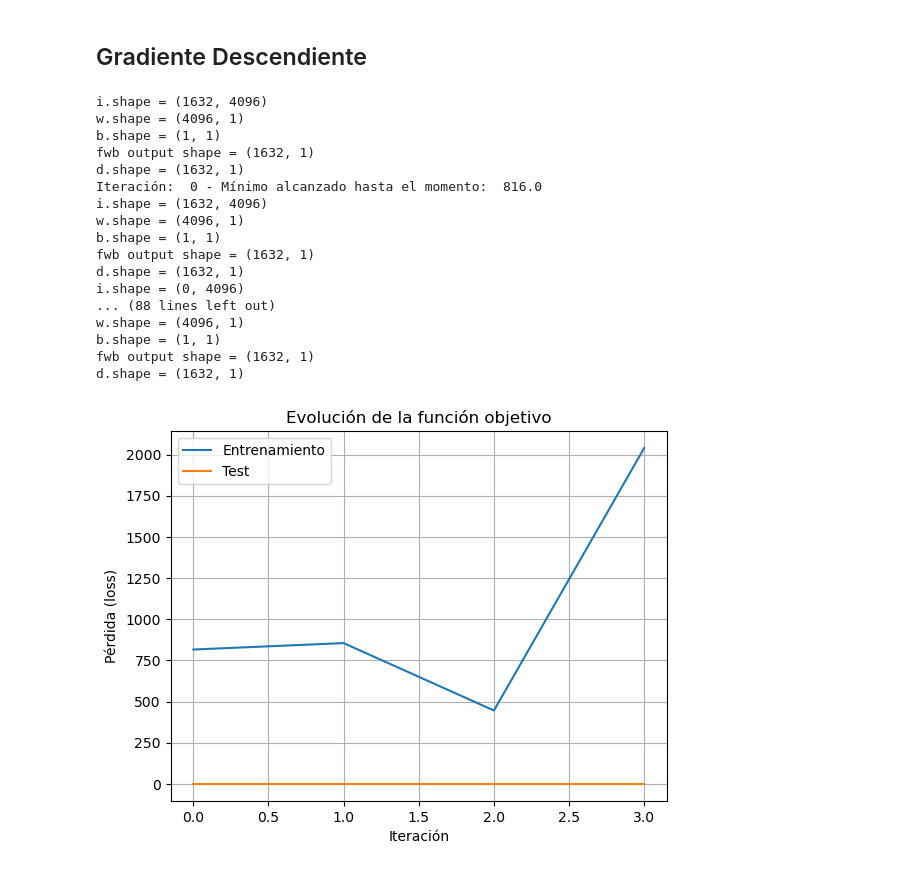
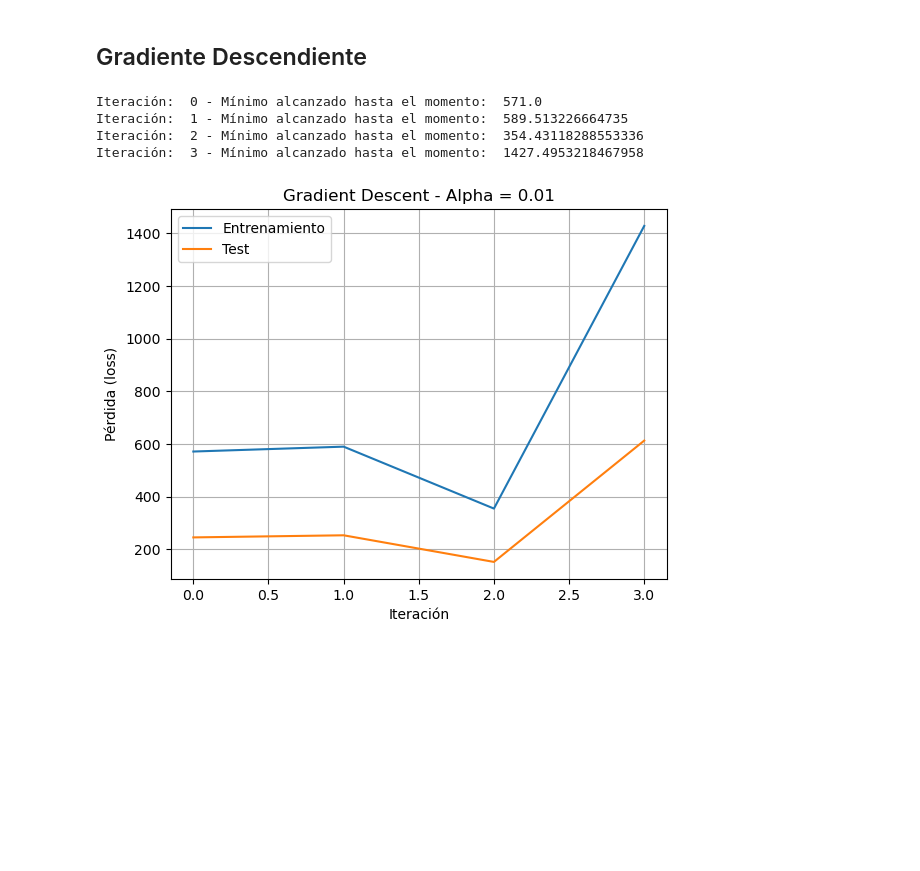
Before and after one commit to seremare9/TP2metodos, a Jupyter notebook: gd.ipynb, the cells around one changed output. Saved outputs shown, nothing was run; the diff lists cells and outputs as text; code cells hidden in the pictures; blank space fills up the shorter version.

```diff
--- a/gd.ipynb
+++ b/gd.ipynb
@@ -157,13 +176,7 @@ def fwb(i, w, b):
 # %%
 # Función a minimizar
 def argminL(w, b, i, d):
-    print(f"i.shape = {i.shape}")
-    print(f"w.shape = {w.shape}")
-    print(f"b.shape = {b.shape}")
-    output = fwb(i, w, b)
-    print(f"fwb output shape = {output.shape}")
-    print(f"d.shape = {d.shape}")
-    return np.sum((fwb(i, w, b) - d) ** 2) #suma todos los elementos del vector --> devuelve numero
+    return np.sum((fwb(i, w, b) - d) ** 2)
 # %%
 # Derivada parcial con respecto a w
 # def df_w(w, b, i, d):
@@ -179,12 +192,18 @@ def df_w(w, b, i, d):
     return grad_w
 # %%
-# Derivada parcial con respecto a b
+# # Derivada parcial con respecto a b
+# def df_b(w, b, i, d):
+#     z = i @ w + b
+#     y_hat = (np.tanh(z) + 1) / 2
+#     dz = (1 - np.tanh(z) ** 2) * (y_hat - d)
+#     grad_w = i.T @ dz
+#     return grad_w
 def df_b(w, b, i, d):
     z = i @ w + b
     y_hat = (np.tanh(z) + 1) / 2
     dz = (1 - np.tanh(z) ** 2) * (y_hat - d)
-    grad_w = i.T @ dz
-    return grad_w
+    grad_b = np.sum(dz, axis=0, keepdims=True)  # Da forma (1,1)
+    return grad_b
 # %% [markdown]
 ## Gradiente Descendiente
 # %%
@@ -194,6 +213,10 @@ MAX_ITER = 1000
 # Criterio de convergencia (identifica un "plateau")
 TOLERANCIA = 0.01
 # %%
+MAX_ITER = 1000
+
+TOLERANCIA = 0.01
+
 def gradiente_descendente(b, w, imagenes_train, diagnosticos_train, imagenes_test, diagnosticos_test, alpha=0.1):
 
     iter  = 0
@@ -210,12 +233,10 @@ def gradiente_descendente(b, w, imagenes_train, diagnosticos_train, imagenes_tes
 
         gradiente_w = df_w(w, b, imagenes_train, diagnosticos_train)
         gradiente_b = df_b(w, b, imagenes_train, diagnosticos_train)
-        # print("gradiente_w.shape:", gradiente_w.shape)
-        # print("gradiente_b.shape:", gradiente_b.shape)
-        # print("b.shape:", b.shape)
+
         # Si gradiente_b no es escalar, colapsar con promedio o suma
-        if gradiente_b.ndim > 0 and gradiente_b.size > 1:
-          gradiente_b = np.mean(gradiente_b)  # O np.sum(gradiente_b)
+        # if gradiente_b.ndim > 0 and gradiente_b.size > 1:
+        #   gradiente_b = np.mean(gradiente_b)  # O np.sum(gradiente_b)
 
         w_sig = w - alpha * gradiente_w
         b_sig = b - alpha * gradiente_b
@@ -233,38 +254,25 @@ def gradiente_descendente(b, w, imagenes_train, diagnosticos_train, imagenes_tes
 # %%
 w, b, valores_train, valores_test = gradiente_descendente(
     b=np.zeros((1, 1)),
     w=np.zeros((i_train.shape[1], 1)),
     imagenes_train=i_train,
     diagnosticos_train=d_train,
     imagenes_test=i_test,
     diagnosticos_test=d_test,
     alpha=0.01
 )
 
 plt.plot(valores_train, label="Entrenamiento")
 plt.plot(valores_test, label="Test")
 plt.xlabel("Iteración")
 plt.ylabel("Pérdida (loss)")
-plt.title("Evolución de la función objetivo")
+plt.title("Gradient Descent - Alpha = 0.01")
 plt.legend()
 plt.grid(True)
 plt.show()
 # %% [output]
-i.shape = (1632, 4096)
-w.shape = (4096, 1)
-b.shape = (1, 1)
-fwb output shape = (1632, 1)
-d.shape = (1632, 1)
-Iteración:  0 - Mínimo alcanzado hasta el momento:  816.0
-i.shape = (1632, 4096)
-w.shape = (4096, 1)
-b.shape = (1, 1)
-fwb output shape = (1632, 1)
-d.shape = (1632, 1)
-i.shape = (0, 4096)
-... (88 lines left out)
-w.shape = (4096, 1)
-b.shape = (1, 1)
-fwb output shape = (1632, 1)
-d.shape = (1632, 1)
+Iteración:  0 - Mínimo alcanzado hasta el momento:  571.0
+Iteración:  1 - Mínimo alcanzado hasta el momento:  589.513226664735
+Iteración:  2 - Mínimo alcanzado hasta el momento:  354.43118288553336
+Iteración:  3 - Mínimo alcanzado hasta el momento:  1427.4953218467958
-[figure, old version]
+[figure, new version]
```
Also changed, not shown: parts of 5 cells of this notebook.
